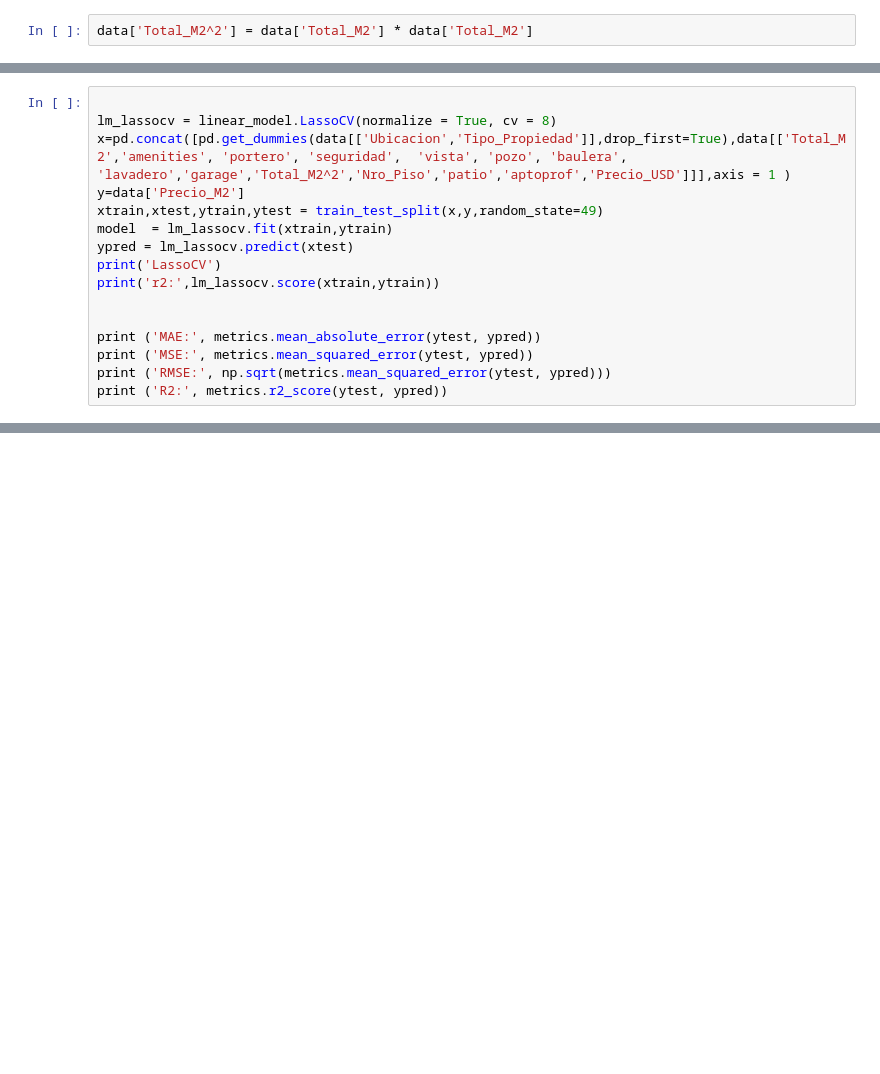
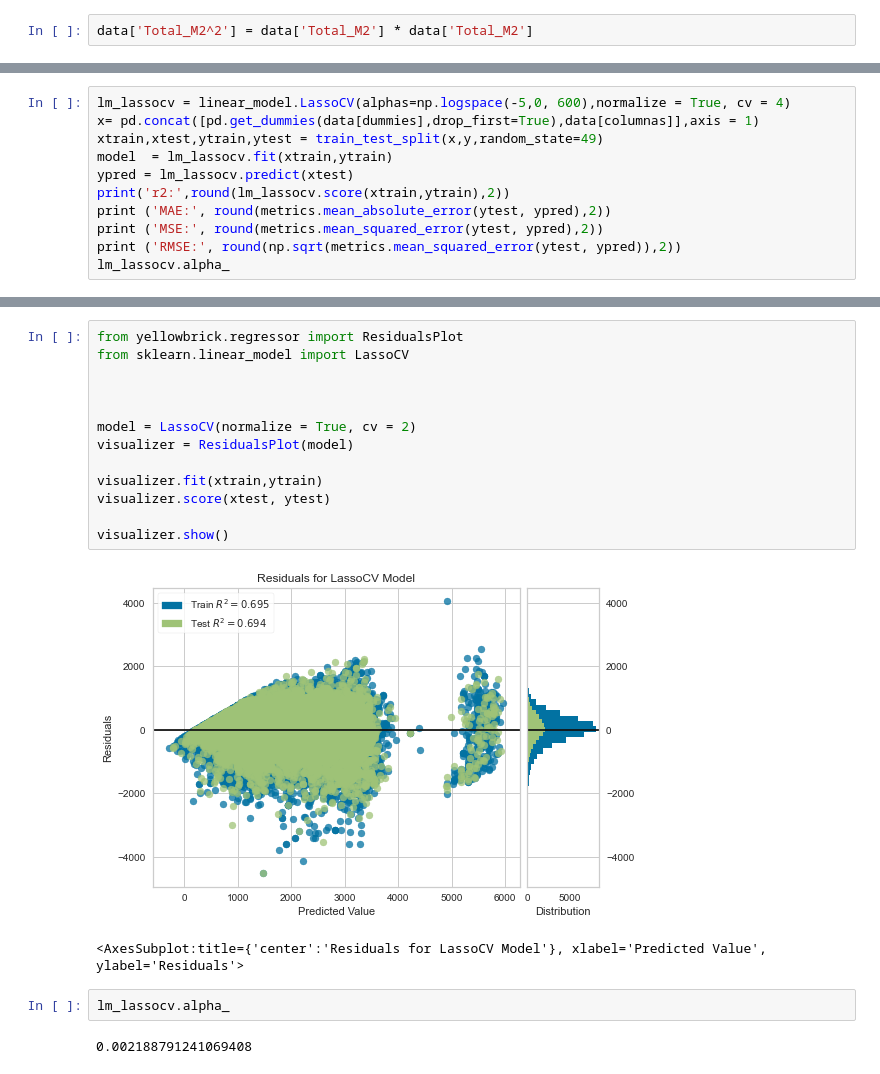
Before and after one commit to astach-DS/TP---Properati, a Jupyter notebook: TP properati PARTE 2.ipynb, the cells around one changed output, grey strips where cells are left out. Saved outputs shown, nothing was run; the diff lists cells and outputs as text; blank space fills up the shorter version.

Commit message:
Add files via upload
regresiones lineales LassoCV, RidgeCV, ElasticNet y LinearRegression para el TP

```diff
--- a/TP properati PARTE 2.ipynb
+++ b/TP properati PARTE 2.ipynb
@@ -112,16 +80,11 @@ for i in columnas_df:
 # %%
-
-lm_lassocv = linear_model.LassoCV(normalize = True, cv = 8)
-x=pd.concat([pd.get_dummies(data[['Ubicacion','Tipo_Propiedad']],drop_first=True),data[['Total_M2','amenities', 'portero', 'seguridad',  'vista', 'pozo', 'baulera', 'lavadero','garage','Total_M2^2','Nro_Piso','patio','aptoprof','Precio_USD']]],axis = 1 )
-y=data['Precio_M2']
+lm_lassocv = linear_model.LassoCV(alphas=np.logspace(-5,0, 600),normalize = True, cv = 4)
+x= pd.concat([pd.get_dummies(data[dummies],drop_first=True),data[columnas]],axis = 1)
 xtrain,xtest,ytrain,ytest = train_test_split(x,y,random_state=49)
 model  = lm_lassocv.fit(xtrain,ytrain)
 ypred = lm_lassocv.predict(xtest)
-print('LassoCV')
-print('r2:',lm_lassocv.score(xtrain,ytrain))
-
-
-print ('MAE:', metrics.mean_absolute_error(ytest, ypred))
-print ('MSE:', metrics.mean_squared_error(ytest, ypred))
-print ('RMSE:', np.sqrt(metrics.mean_squared_error(ytest, ypred)))
-print ('R2:', metrics.r2_score(ytest, ypred))
+print('r2:',round(lm_lassocv.score(xtrain,ytrain),2))
+print ('MAE:', round(metrics.mean_absolute_error(ytest, ypred),2))
+print ('MSE:', round(metrics.mean_squared_error(ytest, ypred),2))
+print ('RMSE:', round(np.sqrt(metrics.mean_squared_error(ytest, ypred)),2))
+lm_lassocv.alpha_
@@ -135,0 +130,20 @@ data.corr()
+# %%
+from yellowbrick.regressor import ResidualsPlot
+from sklearn.linear_model import LassoCV
+
+
+
+model = LassoCV(normalize = True, cv = 2)
+visualizer = ResidualsPlot(model)
+
+visualizer.fit(xtrain,ytrain)
+visualizer.score(xtest, ytest)
+
+visualizer.show()
+# %% [output]
+[figure, added]
+<AxesSubplot:title={'center':'Residuals for LassoCV Model'}, xlabel='Predicted Value', ylabel='Residuals'>
+# %%
+lm_lassocv.alpha_
+# %% [output]
+0.002188791241069408
```
Also changed, not shown: parts of 17 cells of this notebook, 1 other file.
